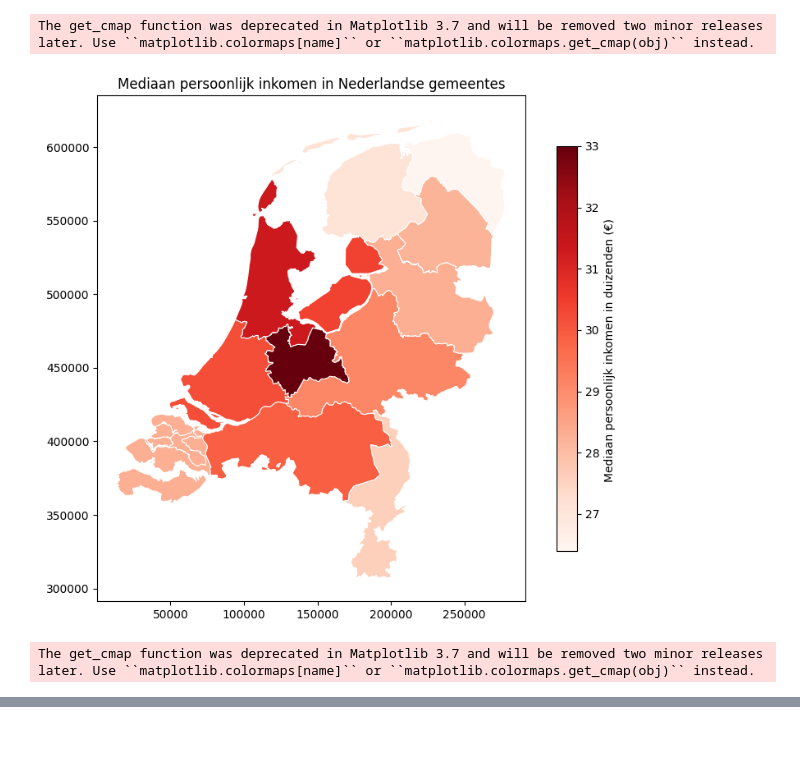
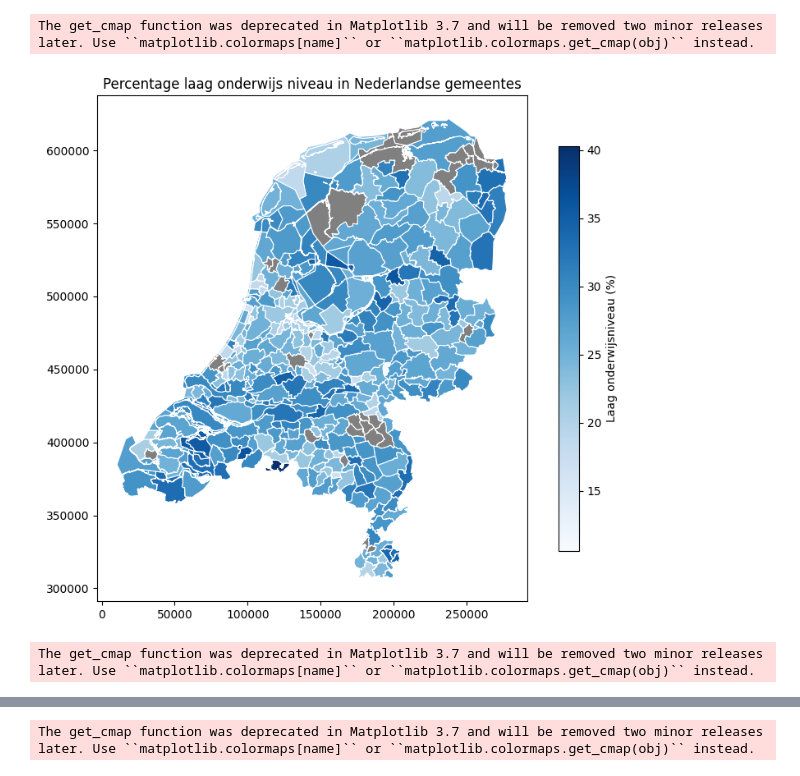
Before and after one commit to JochemNT/IVI, a Jupyter notebook: docs/datastory.ipynb, the cells around one changed output, grey strips where cells are left out. Saved outputs shown, nothing was run; the diff lists cells and outputs as text; code cells hidden in the pictures; blank space fills up the shorter version.

```diff
--- a/docs/datastory.ipynb
+++ b/docs/datastory.ipynb
@@ -20,60 +163,61 @@ init_notebook_mode(connected=True)
 # %%
-# Plot Mediaan persoonlijk inkomen in Nederlandse gemeentes
-
-gemeenten_shapefile = 'Provincies.shp'
-
-gdf = gpd.read_file(gemeenten_shapefile)\
-
-dataset = pd.read_csv('Inkomen_van_personen__persoonskenmerken.csv', sep=',', thousands='.')[0:12]
-dataset['Mediaan persoonlijk inkomen'] = dataset['Mediaan persoonlijk inkomen'].str.replace(',', '.').astype(float)
-
-merged = gdf.merge(dataset, how='left', left_on='OMSCHRIJVI', right_on='Regio\'s')
-fig, ax = plt.subplots(1, 1, figsize=(10, 8))
-
-cmap = plt.cm.get_cmap('Reds')
-norm = Normalize(vmin=merged['Mediaan persoonlijk inkomen'].min(), vmax=merged['Mediaan persoonlijk inkomen'].max())
-
-merged.plot(column='Mediaan persoonlijk inkomen', cmap=cmap, linewidth=0.8, ax=ax, edgecolor='1.0', legend=False, missing_kwds={'color': 'gray'})
-
-sm = plt.cm.ScalarMappable(cmap=cmap, norm=norm)
-sm.set_array([])
-cbar = plt.colorbar(sm, ax=ax, orientation='vertical', shrink=0.8)
-cbar.set_label('Mediaan persoonlijk inkomen in duizenden (€) ')
-
-ax.set_title('Mediaan persoonlijk inkomen in Nederlandse gemeentes')
-
-plt.show()
+# Plot Hoogst behaalde onderwijsniveau in Nederlandse gemeentes
 
 gemeenten_shapefile = 'gemeente_2020_v3.shp'
 
 gdf = gpd.read_file(gemeenten_shapefile)
 
-dataset = pd.read_csv('Inkomen_van_personen__persoonskenmerken.csv', sep=',', thousands='.')
-dataset['Mediaan persoonlijk inkomen'] = dataset['Mediaan persoonlijk inkomen'].str.replace(',', '.').astype(float)
+dataset = pd.read_csv('hoogstbehaald_onderwijsniveau_schoongemaakt.csv', sep=',')
+merged = gdf.merge(dataset, how='left', left_on='GM_NAAM', right_on='Regio\'s')
 
-merged = gdf.merge(dataset, how='left', left_on='GM_NAAM', right_on='Regio\'s')
-nan_rows = merged[merged['Mediaan persoonlijk inkomen'].isnull()]
-# for i in range(0,len(merged['Regio\'s']):
-#     for item in nan_rows:
-#         if merged['Regio\'s'][i] == item:
-#             print("MISS")
+fig, ax = plt.subplots(1, 1, figsize=(10, 8))
+
+cmap = plt.cm.get_cmap('Blues')
+norm = Normalize(vmin=merged['Laag onderwijsniveau (%)'].min(), vmax=merged['Laag onderwijsniveau (%)'].max())
+
+merged.plot(column='Laag onderwijsniveau (%)', cmap=cmap, linewidth=0.8, ax=ax, edgecolor='1.0', legend=False, missing_kwds={'color': 'gray'})
+
+sm = plt.cm.ScalarMappable(cmap=cmap, norm=norm)
+sm.set_array([])
+cbar = plt.colorbar(sm, ax=ax, orientation='vertical', shrink=0.8)
+cbar.set_label('Laag onderwijsniveau (%)')
+
+ax.set_title('Percentage laag onderwijs niveau in Nederlandse gemeentes')
+
+plt.show()
+
+fig, ax = plt.subplots(1, 1, figsize=(10, 8))
+
+cmap = plt.cm.get_cmap('Greens')
+norm = Normalize(vmin=merged['Middelbaar onderwijsniveau (%)'].min(), vmax=merged['Middelbaar onderwijsniveau (%)'].max())
+
+merged.plot(column='Middelbaar onderwijsniveau (%)', cmap=cmap, linewidth=0.8, ax=ax, edgecolor='1.0', legend=False, missing_kwds={'color': 'gray'})
+
+sm = plt.cm.ScalarMappable(cmap=cmap, norm=norm)
+sm.set_array([])
+cbar = plt.colorbar(sm, ax=ax, orientation='vertical', shrink=0.8)
+cbar.set_label('Middelbaar onderwijsniveau (%)')
+
+ax.set_title('Percentage Middelbaar onderwijs niveau in Nederlandse gemeentes')
+
+plt.show()
 
 fig, ax = plt.subplots(1, 1, figsize=(10, 8))
 
 cmap = plt.cm.get_cmap('Reds')
-norm = Normalize(vmin=merged['Mediaan persoonlijk inkomen'].min(), vmax=merged['Mediaan persoonlijk inkomen'].max())
+norm = Normalize(vmin=merged['Hoog onderwijsniveau (%)'].min(), vmax=merged['Hoog onderwijsniveau (%)'].max())
 
-merged.plot(column='Mediaan persoonlijk inkomen', cmap=cmap, linewidth=0.8, ax=ax, edgecolor='1.0', legend=False, missing_kwds={'color': 'gray'})
+merged.plot(column='Hoog onderwijsniveau (%)', cmap=cmap, linewidth=0.8, ax=ax, edgecolor='1.0', legend=False, missing_kwds={'color': 'gray'})
 
 sm = plt.cm.ScalarMappable(cmap=cmap, norm=norm)
 sm.set_array([])
 cbar = plt.colorbar(sm, ax=ax, orientation='vertical', shrink=0.8)
-cbar.set_label('Mediaan persoonlijk inkomen in duizenden (€) ')
+cbar.set_label('Hoog onderwijsniveau (%)')
 
-ax.set_title('Mediaan persoonlijk inkomen in Nederlandse gemeentes')
+ax.set_title('Percentage Hoog onderwijs niveau in Nederlandse gemeentes')
 
 plt.show()
 # %% [output]
 The get_cmap function was deprecated in Matplotlib 3.7 and will be removed two minor releases later. Use ``matplotlib.colormaps[name]`` or ``matplotlib.colormaps.get_cmap(obj)`` instead.
-[figure, old version]
+[figure, new version]
 The get_cmap function was deprecated in Matplotlib 3.7 and will be removed two minor releases later. Use ``matplotlib.colormaps[name]`` or ``matplotlib.colormaps.get_cmap(obj)`` instead.
@@ -80,0 +225 @@ The get_cmap function was deprecated in Matplotlib 3.7 and will be removed two m
+The get_cmap function was deprecated in Matplotlib 3.7 and will be removed two minor releases later. Use ``matplotlib.colormaps[name]`` or ``matplotlib.colormaps.get_cmap(obj)`` instead.
```
Also changed, not shown: parts of 12 cells of this notebook, 1 other file.
